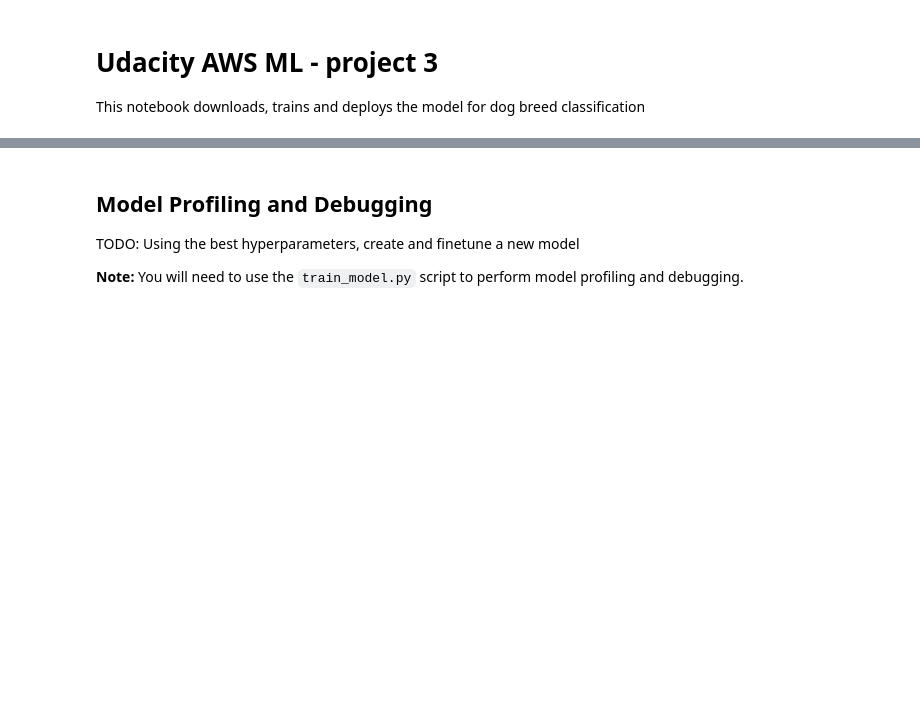
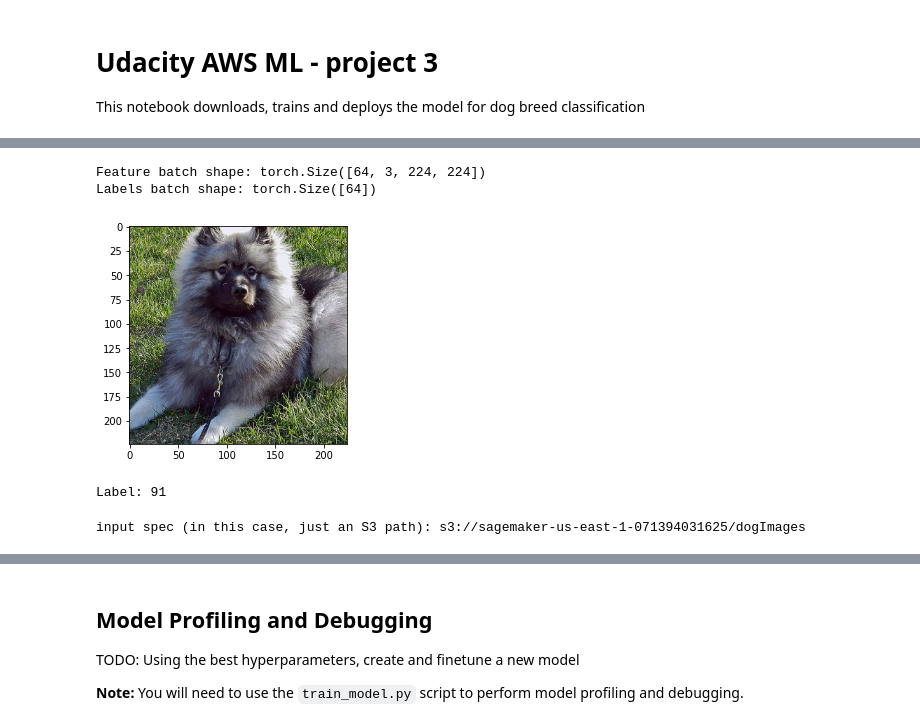
Before and after one commit to jakpor/Udacity-AWS-ML-project-3, a Jupyter notebook: train_and_deploy.ipynb, the cells around one changed output, grey strips where cells are left out. Saved outputs shown, nothing was run; the diff lists cells and outputs as text; code cells hidden in the pictures; blank space fills up the shorter version.

```diff
--- a/train_and_deploy.ipynb
+++ b/train_and_deploy.ipynb
@@ -59,0 +216,36 @@ Archive:  dogImages.zip
+# %%
+# Display image and label.
+import torch
+from torch.utils.data import DataLoader
+from torchvision import transforms
+import matplotlib.pyplot as plt
+# Some magic values which are equally the same across multiple examples for different datasets.
+mean = [0.485, 0.456, 0.406]
+std = [0.229, 0.224, 0.225]
+image_transform = transforms.Compose([
+    transforms.Resize([256, ]),
+    transforms.CenterCrop(224),
+    transforms.ConvertImageDtype(torch.float),
+    transforms.Normalize(mean=mean, std=std)])
+training_data = DogBreedDataset(annotations_file = 'dogImages/train/meta.csv', base_dir = '.', transform = image_transform)
+
+train_dataloader = DataLoader(training_data, batch_size=64, shuffle=True)
+train_features, train_labels = next(iter(train_dataloader))
+print(f"Feature batch shape: {train_features.size()}")
+print(f"Labels batch shape: {train_labels.size()}")
+img = train_features[0].squeeze().numpy().transpose(1,2,0)
+label = train_labels[0]
+plt.imshow(img*std+mean)
+plt.show()
+print(f"Label: {label}")
+# %% [output]
+Feature batch shape: torch.Size([64, 3, 224, 224])
+Labels batch shape: torch.Size([64])
+[figure, added]
+Label: 91
+# %%
+# Upload data to S3
+inputs = session.upload_data(path="dogImages", bucket=bucket, key_prefix='dogImages')
+print("input spec (in this case, just an S3 path): {}".format(inputs))
+# %% [output]
+input spec (in this case, just an S3 path): s3://sagemaker-us-east-1-071394031625/dogImages
```
Also changed, not shown: parts of 19 cells of this notebook, 1 other file.
